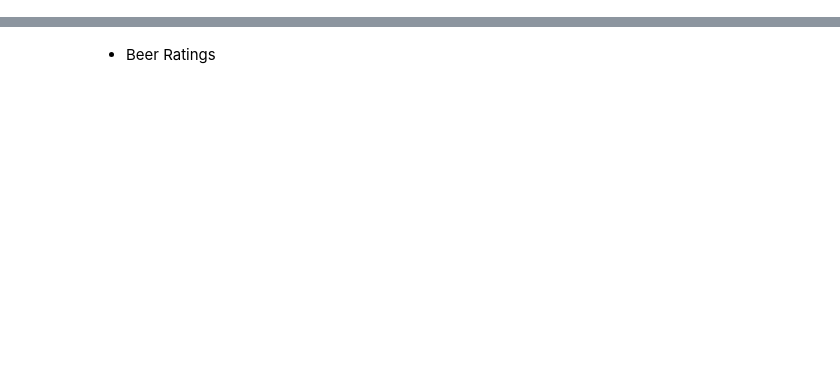
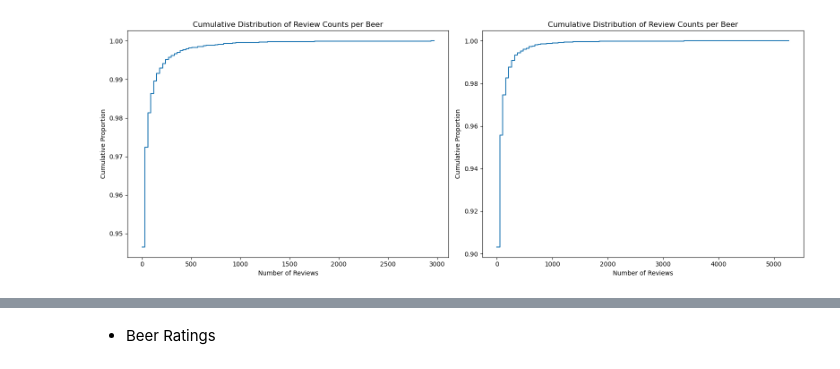
Before and after one commit to epfl-ada/ada-2023-project-adapowerup2023, a Jupyter notebook: Beer_review_M2.ipynb, the cells around one changed output, grey strips where cells are left out. Drawn from its saved outputs; the diff is of its cells as text; code cells hidden in the pictures; blank space fills up the shorter version.

```diff
--- a/Beer_review_M2.ipynb
+++ b/Beer_review_M2.ipynb
@@ -339,0 +54,4 @@ plt.show()
+# %%
+# Load data
+rb = pd.read_csv(".\\matched_beer_data\\ratings_with_text_rb.csv", sep = ",", header = 0)
+ba = pd.read_csv(".\\matched_beer_data\\ratings_with_text_ba.csv", sep = ",", header = 0)
@@ -339,0 +62,8 @@ plt.show()
+# %%
+ba_copy = ba.copy()
+ba_no_duplicates = ba_copy.drop_duplicates()
+ba_filtered = ba_no_duplicates.dropna(subset=['text'], how='all')
+
+rb_copy = rb.copy()
+rb_no_duplicates = rb_copy.drop_duplicates()
+rb_filtered = rb_no_duplicates.dropna(subset=['text'], how='all')
@@ -339,0 +108,16 @@ plt.show()
+# %%
+# Counting the number of beers from BeerAdvocate
+ba_filtered_counts = ba_filtered['beer_id'].value_counts()
+
+# Eliminate entries for beers that have fewer than two reviews
+beers_to_keep = ba_filtered_counts[ba_filtered_counts >= 2].index
+mask = ba_filtered['beer_id'].isin(beers_to_keep)
+filtered_data_ba = ba_filtered[mask]
+
+# Counting the number of beers from RateBeer
+rb_filtered_counts = rb_filtered['beer_id'].value_counts()
+
+# Eliminate entries for beers that have fewer than two reviews
+beers_to_keep = rb_filtered_counts[rb_filtered_counts >= 2].index
+mask = rb_filtered['beer_id'].isin(beers_to_keep)
+filtered_data_rb = rb_filtered[mask]
@@ -339,0 +136,19 @@ plt.show()
+# %%
+fig, axes = plt.subplots(1, 2, figsize=(16, 6))
+
+# Cumulative Distribution Plot (BA)
+sns.histplot(ax=axes[0], data=ba_filtered_counts, bins=100, cumulative=True, stat="density", element="step", fill=False)
+axes[0].set_title("Cumulative Distribution of Review Counts per Beer")
+axes[0].set_xlabel("Number of Reviews")
+axes[0].set_ylabel("Cumulative Proportion")
+
+# Cumulative Distribution Plot (RB)
+sns.histplot(ax=axes[1], data=rb_filtered_counts, bins=100, cumulative=True, stat="density", element="step", fill=False)
+axes[1].set_title("Cumulative Distribution of Review Counts per Beer")
+axes[1].set_xlabel("Number of Reviews")
+axes[1].set_ylabel("Cumulative Proportion")
+
+plt.tight_layout()
+plt.show()
+# %% [output]
+[figure, added]
```
Also changed, not shown: parts of 96 cells of this notebook, 1 other file.
